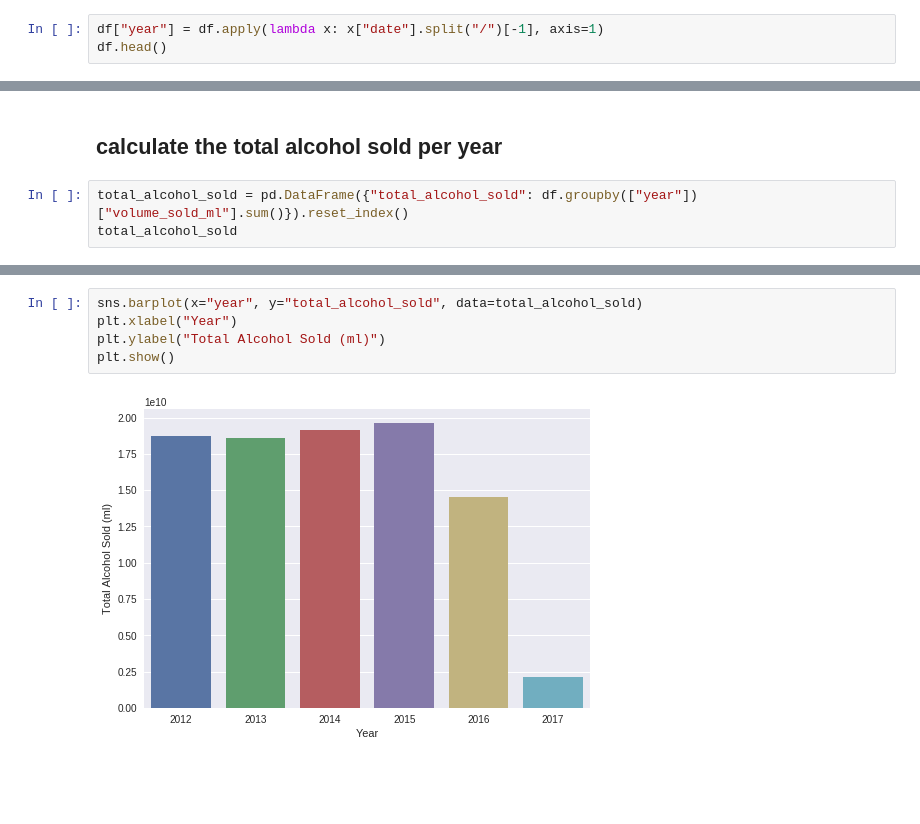
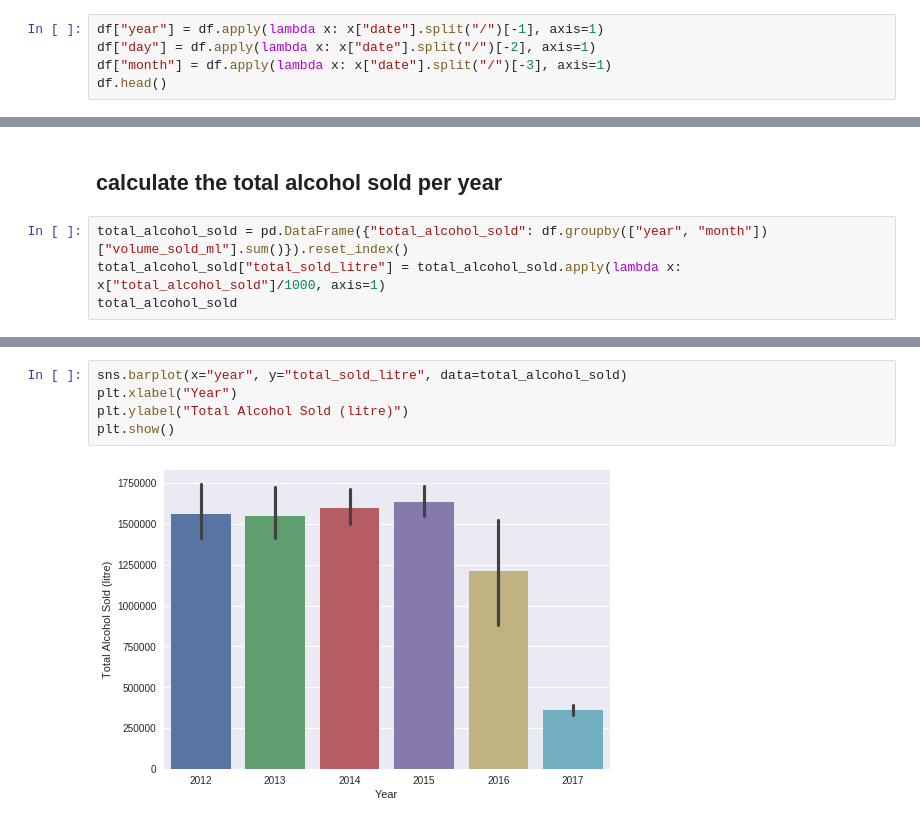
Before and after one commit to syedshabihhasan/IowaAlcoholSales, a Jupyter notebook: src/Notebooks/AlcoholSalesAnalysis.ipynb, the cells around one changed output, grey strips where cells are left out. Saved outputs shown, nothing was run; the diff lists cells and outputs as text; blank space fills up the shorter version.

Commit message:
some interesting plots. will look in detail a few days from now

```diff
--- a/src/Notebooks/AlcoholSalesAnalysis.ipynb
+++ b/src/Notebooks/AlcoholSalesAnalysis.ipynb
@@ -78,6 +58,8 @@ df.head()
 ## split the date into the year
 # %%
 df["year"] = df.apply(lambda x: x["date"].split("/")[-1], axis=1)
+df["day"] = df.apply(lambda x: x["date"].split("/")[-2], axis=1)
+df["month"] = df.apply(lambda x: x["date"].split("/")[-3], axis=1)
 df.head()
 # %% [output]
 |  | date | store | county | category | vendor | item | pack | bottle_volume_ml | state_bottle_cost | ... |
@@ -92,6 +74,7 @@ import seaborn as sns
 # %% [markdown]
 ## calculate the total alcohol sold per year
 # %%
-total_alcohol_sold = pd.DataFrame({"total_alcohol_sold": df.groupby(["year"])["volume_sold_ml"].sum()}).reset_index()
+total_alcohol_sold = pd.DataFrame({"total_alcohol_sold": df.groupby(["year", "month"])["volume_sold_ml"].sum()}).reset_index()
+total_alcohol_sold["total_sold_litre"] = total_alcohol_sold.apply(lambda x: x["total_alcohol_sold"]/1000, axis=1)
 total_alcohol_sold
 # %% [output]
@@ -105,7 +99,7 @@ total_alcohol_sold
 # %%
-sns.barplot(x="year", y="total_alcohol_sold", data=total_alcohol_sold)
+sns.barplot(x="year", y="total_sold_litre", data=total_alcohol_sold)
 plt.xlabel("Year")
-plt.ylabel("Total Alcohol Sold (ml)")
+plt.ylabel("Total Alcohol Sold (litre)")
 plt.show()
 # %% [output]
-[figure, old version]
+[figure, new version]
```
Also changed, not shown: parts of 5 cells of this notebook.
